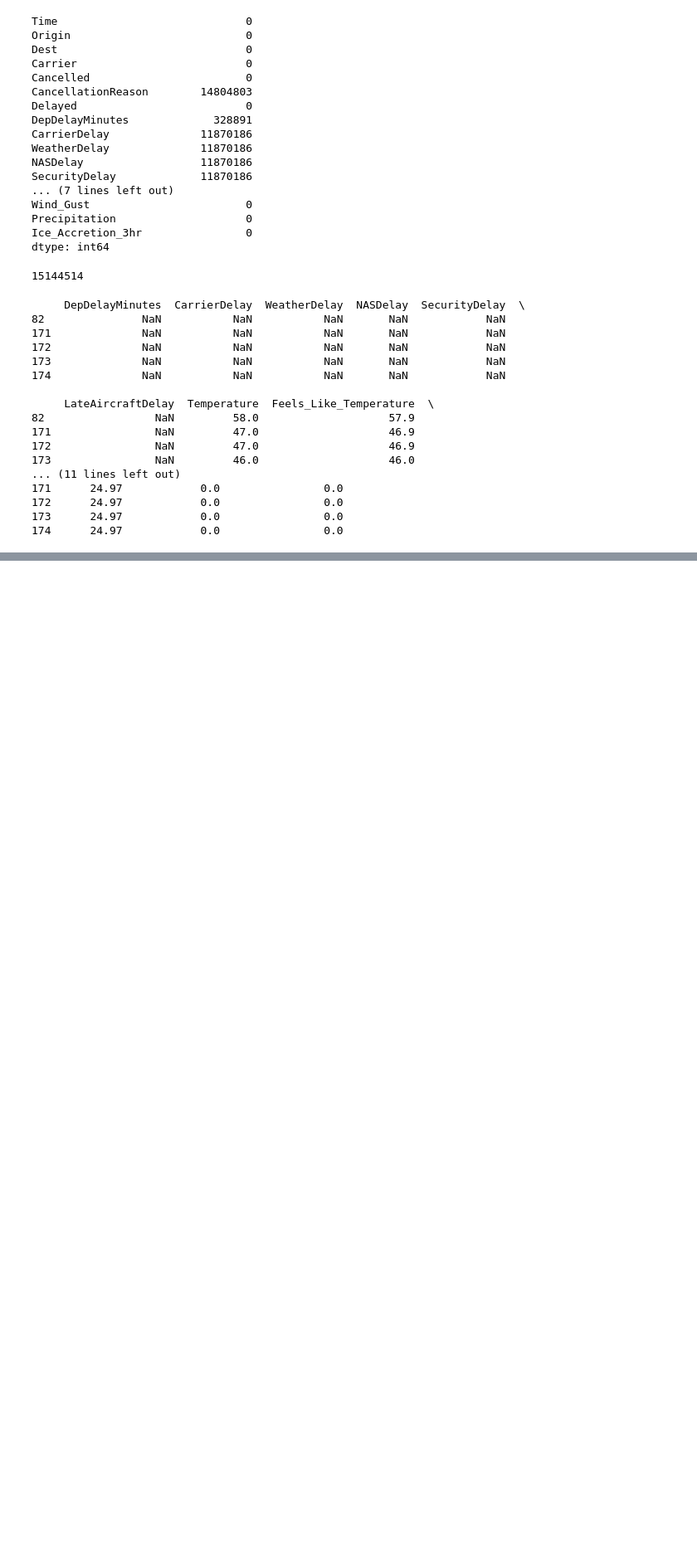
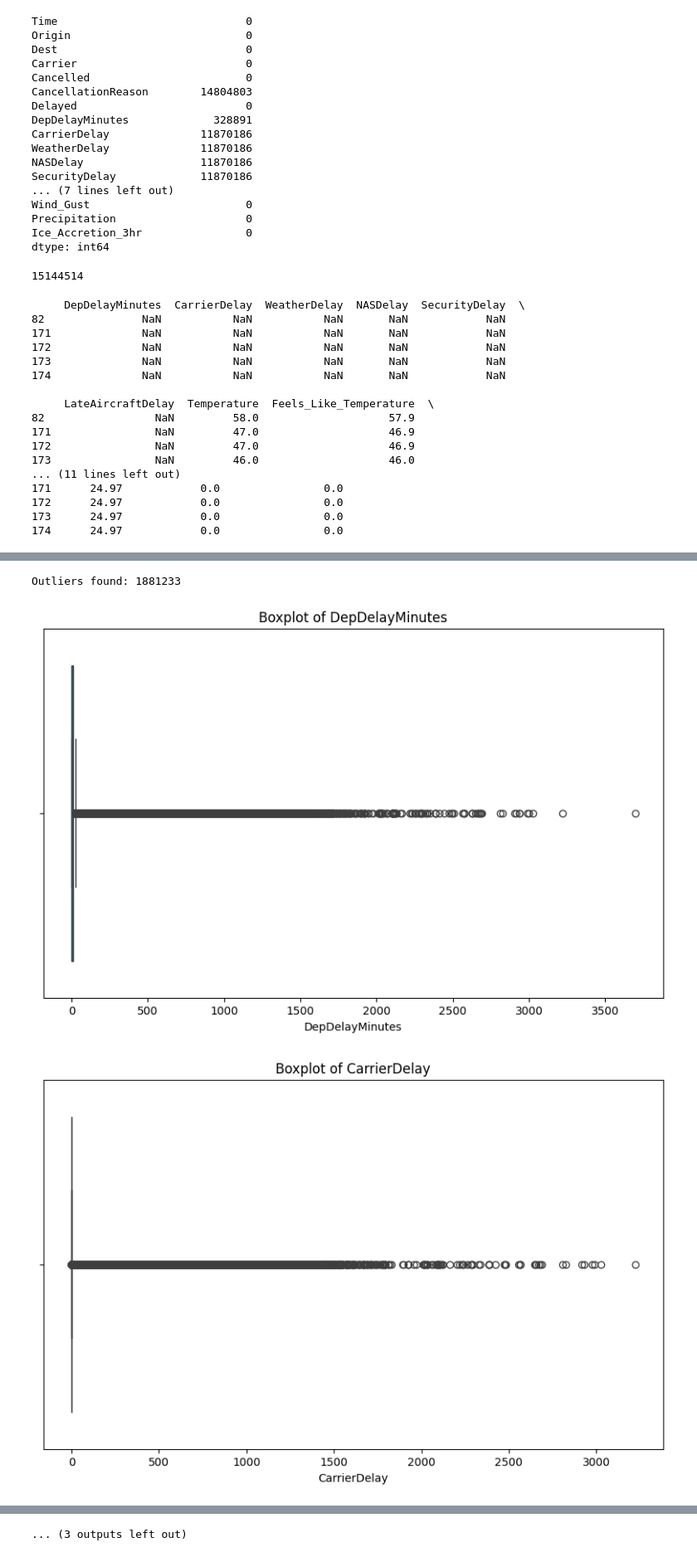
Before and after one commit to diego-mogollon/lateguru, a Jupyter notebook: notebooks/data_preprocessing_D.ipynb, the cells around one changed output, grey strips where cells are left out. Shown at 83% size. Cells and saved outputs as stored; diff of their text form; code cells hidden in the pictures; blank space fills up the shorter version.

Commit message:
completed outlier treatment

```diff
--- a/notebooks/data_preprocessing_D.ipynb
+++ b/notebooks/data_preprocessing_D.ipynb
@@ -132,0 +179,10 @@ plt.show()
+# %%
+# Impute NaN in delay columns with 0.0
+delay_columns = ['CarrierDelay', 'WeatherDelay', 'NASDelay', 'SecurityDelay', 'LateAircraftDelay']
+df[delay_columns] = df[delay_columns].fillna(0.0)
+# %%
+# Impute NaN in DepDelayMinutes with 0.0
+df['DepDelayMinutes'] = df['DepDelayMinutes'].fillna(0.0)
+# %%
+# Impute NaN in CancellationReason with 'Not Cancelled'
+df['CancellationReason'] = df['CancellationReason'].fillna('Not Cancelled')
@@ -132,0 +212,17 @@ plt.show()
+# %%
+# Identify outliers using Z-score
+z_scores = np.abs(stats.zscore(df.select_dtypes(include=[np.number])))
+outliers = np.where(z_scores > 3)
+print(f"Outliers found: {len(outliers[0])}")
+# %% [output]
+Outliers found: 1881233
+# %%
+# Visualize outliers in specific columns
+for column in df.select_dtypes(include=[np.number]).columns:
+    plt.figure(figsize=(10, 6))
+    sns.boxplot(x=df[column])
+    plt.title(f'Boxplot of {column}')
+    plt.show()
+# %% [output]
+[figure, added]
+[figure, added]
@@ -132,0 +239 @@ plt.show()
+... (3 outputs left out)
```
Also changed, not shown: parts of 29 cells of this notebook.
